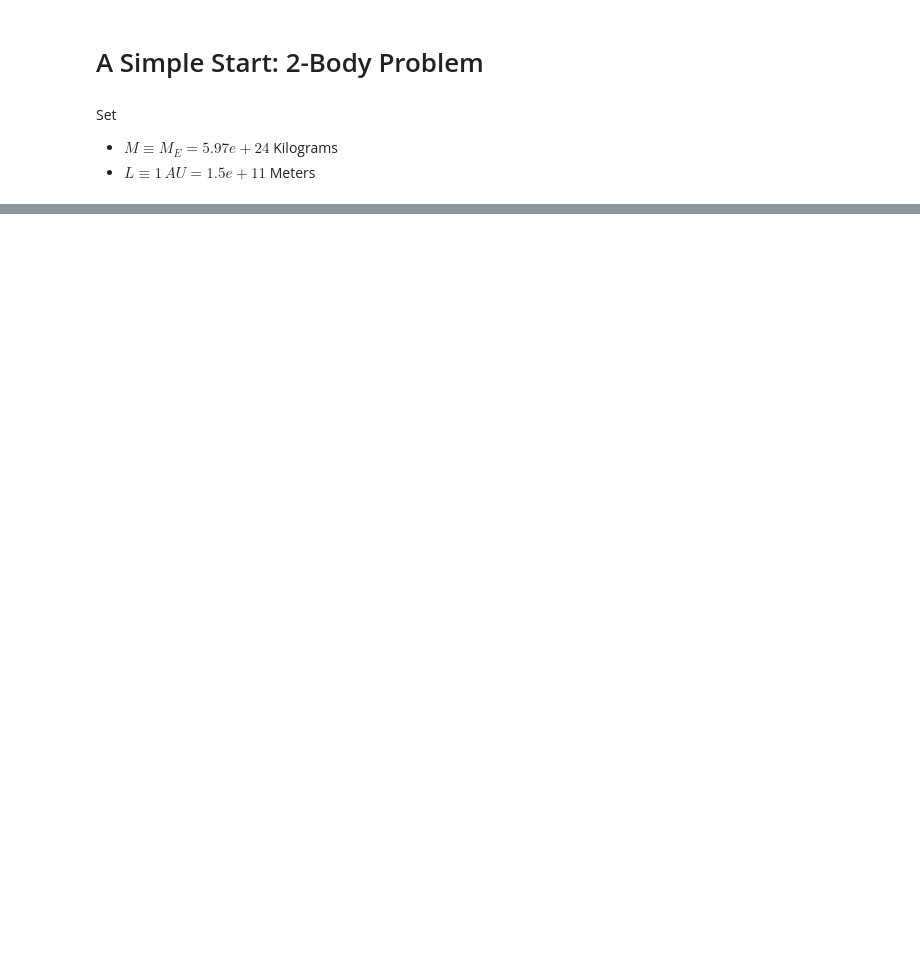
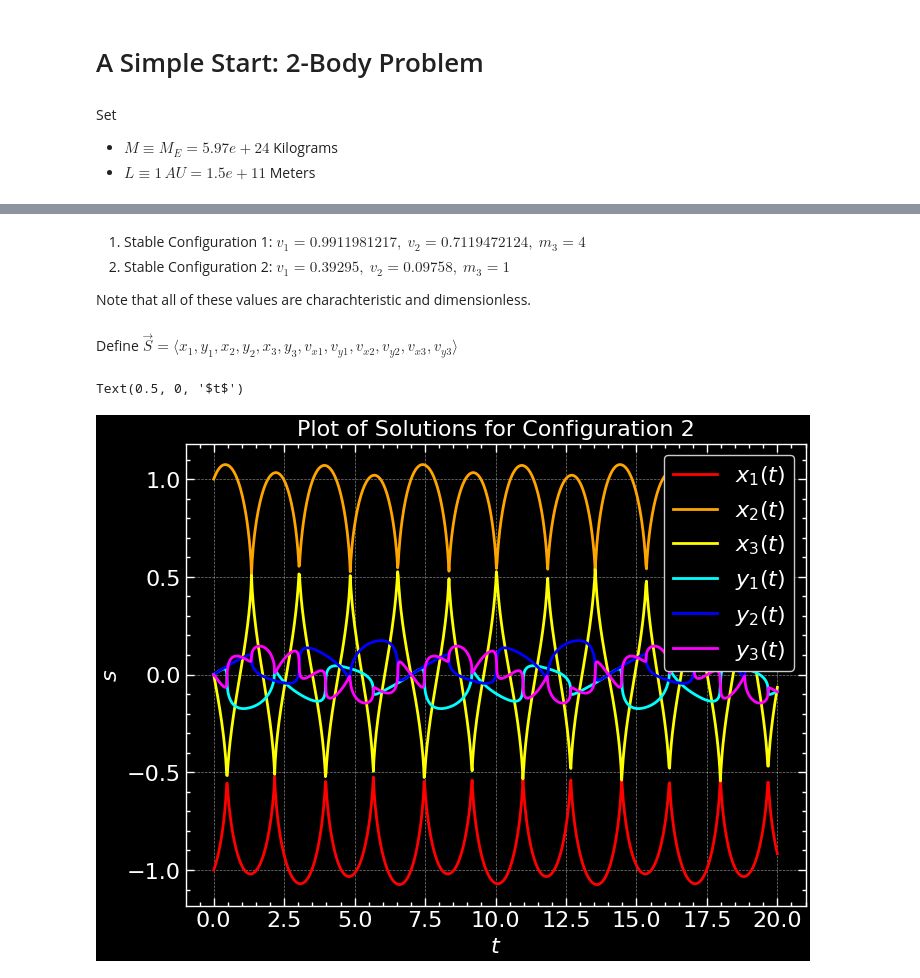
Before and after one commit to Siddhantshimpi/Siddhantshimpi, a Jupyter notebook: Physics/3-body_sim.ipynb, the cells around one changed output, grey strips where cells are left out. Drawn from its saved outputs; the diff is of its cells as text; code cells hidden in the pictures; blank space fills up the shorter version.

```diff
--- a/Physics/3-body_sim.ipynb
+++ b/Physics/3-body_sim.ipynb
@@ -31,0 +107,5 @@ vx1_0, vy1_0, vx2_0, vy2_0 = 0, np.sqrt(m2), 0, 0
+# %% [markdown]
+1. Stable Configuration 1: $v_1=0.9911981217,$ $v_2=0.7119472124,$ $m_3=4$
+2. Stable Configuration 2: $v_1=0.39295,$ $v_2=0.09758,$ $m_3=1$
+
+Note that all of these values are charachteristic and dimensionless.
@@ -31,0 +143,42 @@ vx1_0, vy1_0, vx2_0, vy2_0 = 0, np.sqrt(m2), 0, 0
+# %% [markdown]
+Define $\vec S=\langle x_1,y_1,x_2,y_2,x_3,y_3,v_{x1},v_{y1},v_{x2},v_{y2},v_{x3},v_{y3}\rangle$
+# %%
+def dSdt(t, S):
+    x1, y1, x2, y2, x3, y3, vx1, vy1, vx2, vy2, vx3, vy3 = S
+    r12 = np.sqrt((x2 - x1) ** 2 + (y2 - y1) ** 2)
+    r13 = np.sqrt((x3 - x1) ** 2 + (y3 - y1) ** 2)
+    r23 = np.sqrt((x3 - x2) ** 2 + (y3 - y2) ** 2)
+    return[vx1, vy1, vx2, vy2, vx3, vy3,
+           m2 / r12 ** 3 * (x2 - x1) + m3 / r13 ** 3 * (x3 - x1), m2 / r12 ** 3 * (y2 - y1) + m3 / r13 ** 3 * (y3 - y1),
+           m1 / r12 ** 3 * (x1 - x2) + m3 / r23 ** 3 * (x3 - x2), m1 / r12 ** 3 * (y1 - y2) + m3 / r23 ** 3 * (y3 - y2),
+           m1 / r13 ** 3 * (x1 - x3) + m2 / r23 ** 3 * (x2 - x3), m1 / r13 ** 3 * (y1 - y3) + m2 / r23 ** 3 * (y2 - y3)]
+# %%
+t = np.linspace(0, 20, 1000)
+
+sol = solve_ivp(dSdt, (0, 20), y0 = [x1_0, y1_0, x2_0, y2_0, x3_0, y3_0, vx1_0, vy1_0, vx2_0, vy2_0, vx3_0, vy3_0],
+                method = 'DOP853', t_eval = t, rtol = 1e-10, atol = 1e-13)
+# %%
+t = sol.t
+
+x1 = sol.y[0]
+y1 = sol.y[1]
+x2 = sol.y[2]
+y2 = sol.y[3]
+x3 = sol.y[4]
+y3 = sol.y[5]
+
+plt.plot(t, x1, label = r'$x_1(t)$', color = 'red')
+plt.plot(t, x2, label = r'$x_2(t)$', color = 'orange')
+plt.plot(t, x3, label = r'$x_3(t)$', color = 'yellow')
+plt.plot(t, y1, label = r'$y_1(t)$', color = 'cyan')
+plt.plot(t, y2, label = r'$y_2(t)$', color = 'blue')
+plt.plot(t, y3, label = r'$y_3(t)$', color = 'magenta')
+
+plt.legend()
+
+plt.title(r'Plot of Solutions for Configuration {}'.format(config))
+plt.ylabel(r'$s$')
+plt.xlabel(r'$t$')
+# %% [output]
+Text(0.5, 0, '$t$')
+[figure, added]
```
Also changed, not shown: parts of 16 cells of this notebook, 18 other files.
